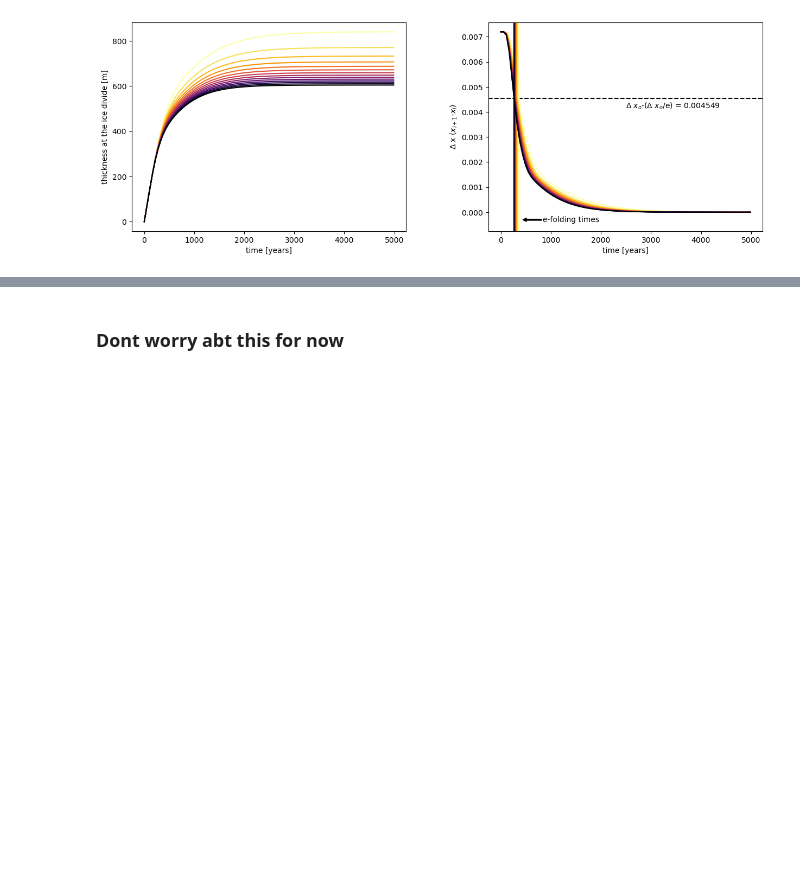
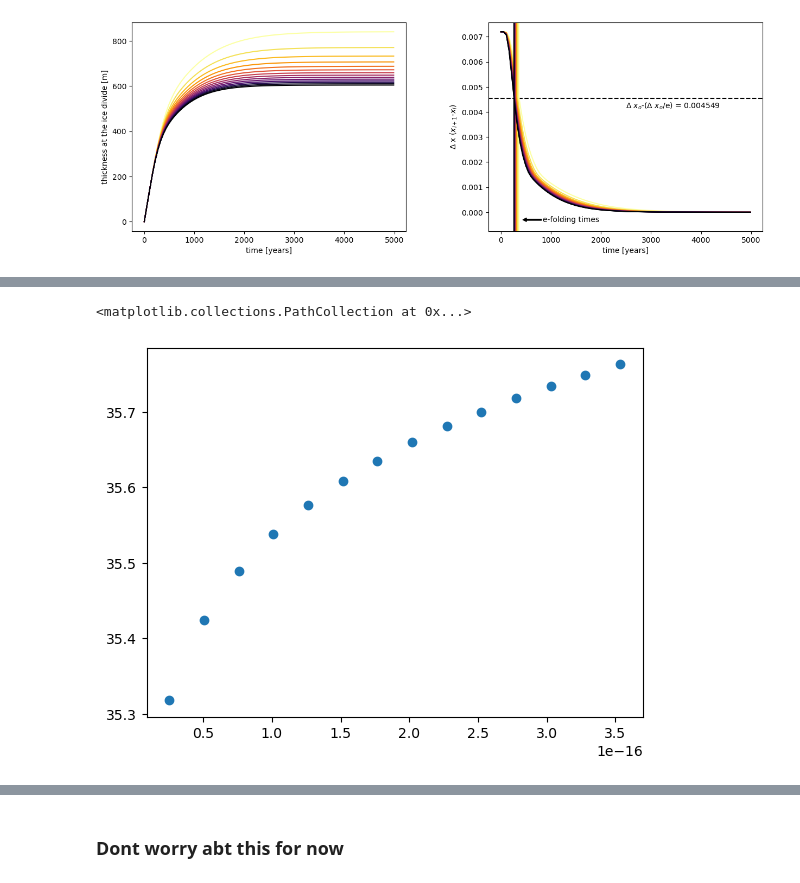
Before and after one commit to JGCAITLIN/glaciology, a Jupyter notebook: final_proj/glac23_final_proj.ipynb, the cells around one changed output, grey strips where cells are left out. Drawn from its saved outputs; the diff is of its cells as text; code cells hidden in the pictures; blank space fills up the shorter version.

```diff
--- a/final_proj/glac23_final_proj.ipynb
+++ b/final_proj/glac23_final_proj.ipynb
@@ -320,0 +352,5 @@ plt.scatter(samptime, T_e)
+# %%
+plt.scatter(A_range[1:], Te_ices[2, :])
+# %% [output]
+<matplotlib.collections.PathCollection at 0x...>
+[figure, added]
```
Also changed, not shown: parts of 15 cells of this notebook.
